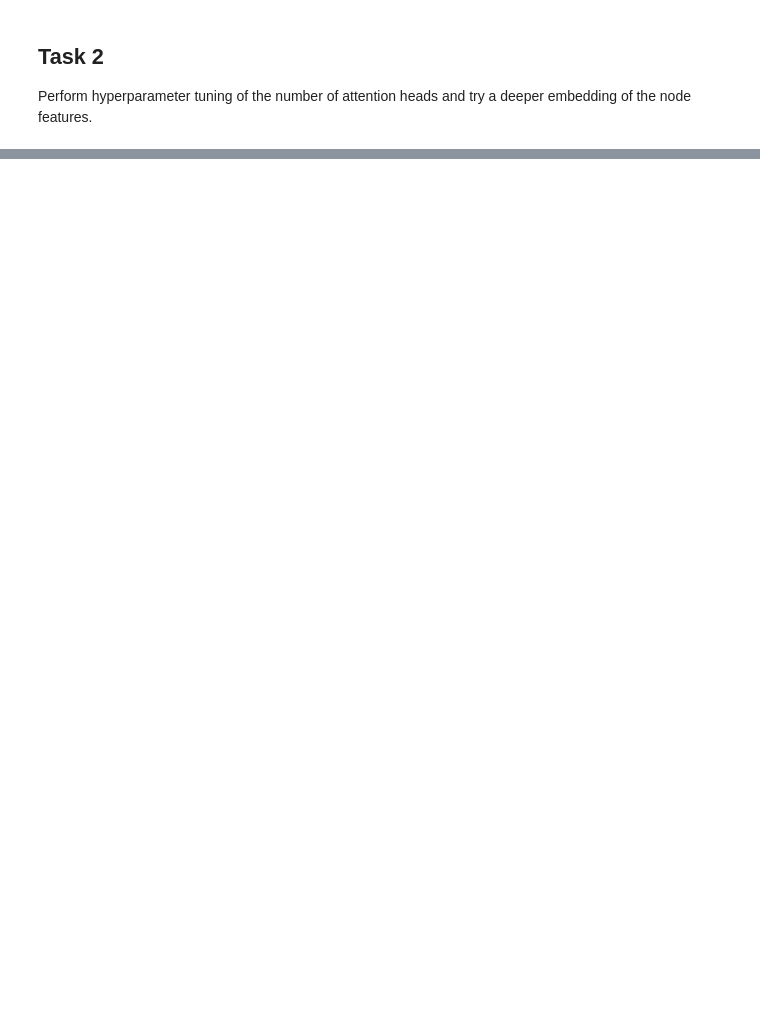
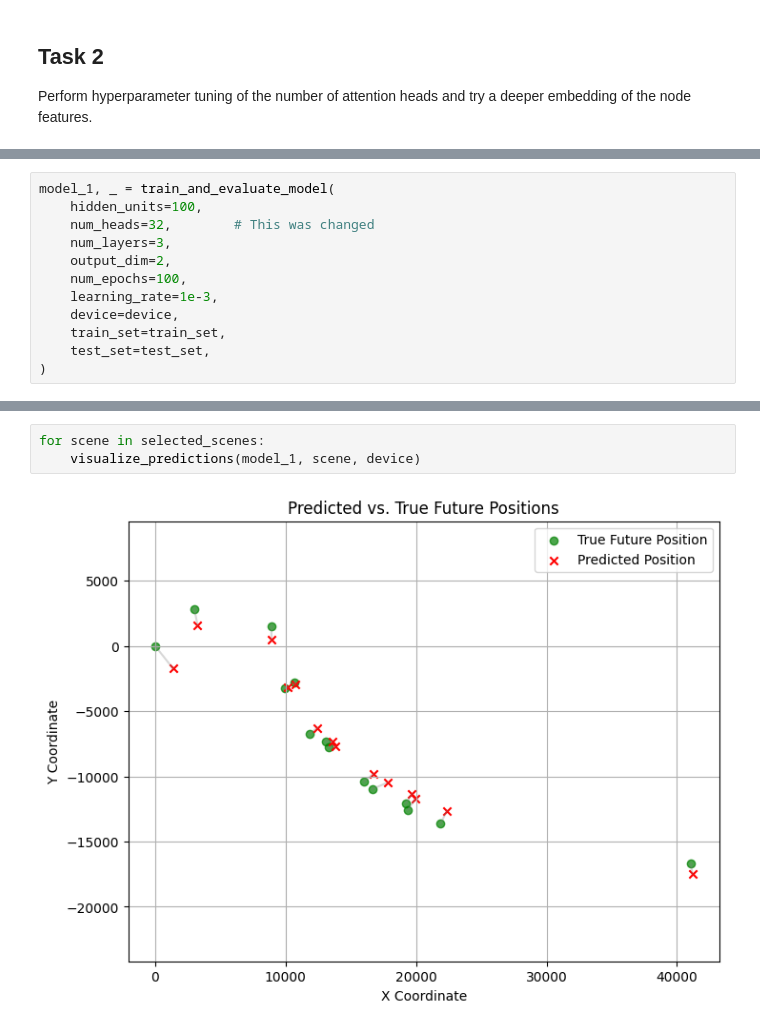
Before and after one commit to yuantj/DL-Assignment-2, a Jupyter notebook: Assignment2-Tingjun-Yuan.ipynb, the cells around one changed output, grey strips where cells are left out. Saved outputs shown, nothing was run; the diff lists cells and outputs as text; blank space fills up the shorter version.

```diff
--- a/Assignment2-Tingjun-Yuan.ipynb
+++ b/Assignment2-Tingjun-Yuan.ipynb
@@ -456,0 +465,12 @@ Perform hyperparameter tuning of the number of attention heads and try a deeper
+# %%
+model_1, _ = train_and_evaluate_model(
+    hidden_units=100,
+    num_heads=32,        # This was changed
+    num_layers=3,
+    output_dim=2,
+    num_epochs=100,
+    learning_rate=1e-3,
+    device=device,
+    train_set=train_set,
+    test_set=test_set,
+)
@@ -456,0 +495,5 @@ Perform hyperparameter tuning of the number of attention heads and try a deeper
+# %%
+for scene in selected_scenes:
+    visualize_predictions(model_1, scene, device)
+# %% [output]
+[figure, added]
```
Also changed, not shown: parts of 22 cells of this notebook.
